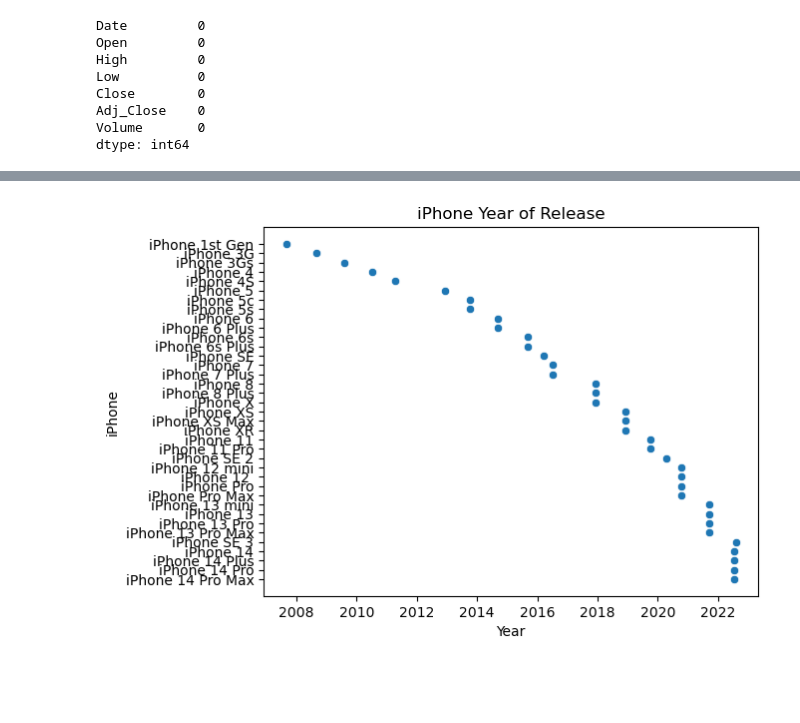
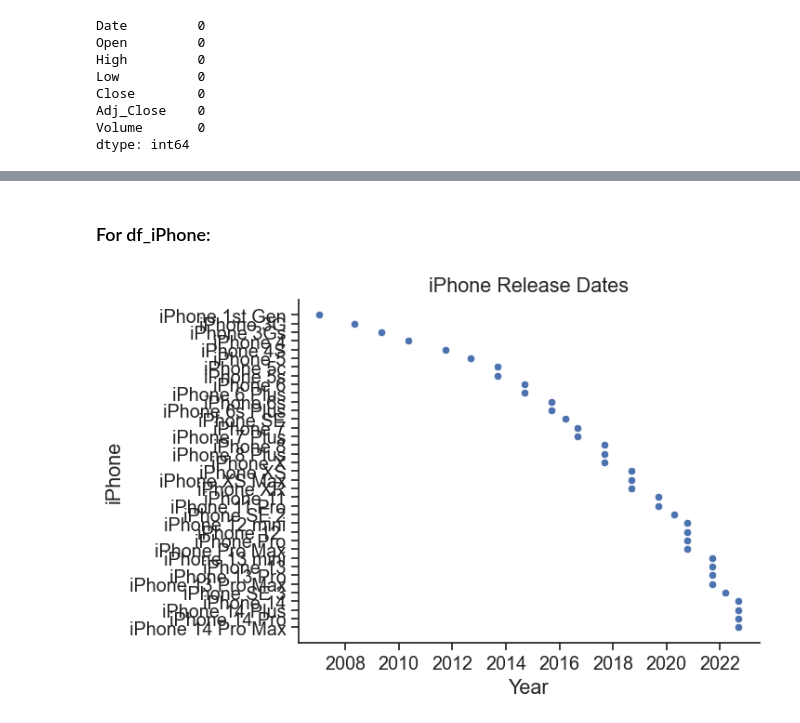
Before and after one commit to ubco-W2022T2-data301/project-group-group11, a Jupyter notebook: analysis/analysis1.ipynb, the cells around one changed output, grey strips where cells are left out. Drawn from its saved outputs; the diff is of its cells as text; code cells hidden in the pictures; blank space fills up the shorter version.

Commit message:
started adding visualizations

```diff
--- a/analysis/analysis1.ipynb
+++ b/analysis/analysis1.ipynb
@@ -11,6 +11,10 @@ import pandas as pd
 import numpy as np
 import matplotlib.pylab as plt
 import seaborn as sns
+
+sns.set_theme(style="ticks", font_scale=1.3)
+import matplotlib.pyplot as plt
+plt.rc("axes.spines", top=False, right=False)
 # %% [markdown]
 ### Loading Data:
 # %%
@@ -146,8 +172,10 @@ dtype: int64
+# %% [markdown]
+### For df_iPhone:
 # %%
 sns.scatterplot(x='Release_Date', y='iPhone', data=df_iPhone)
 plt.xlabel("Year")
 plt.ylabel("iPhone")
-plt.title("iPhone Year of Release")
+plt.title("iPhone Release Dates")
 plt.show()
 # %% [output]
-[figure, old version]
+[figure, new version]
```
Also changed, not shown: parts of 19 cells of this notebook.
